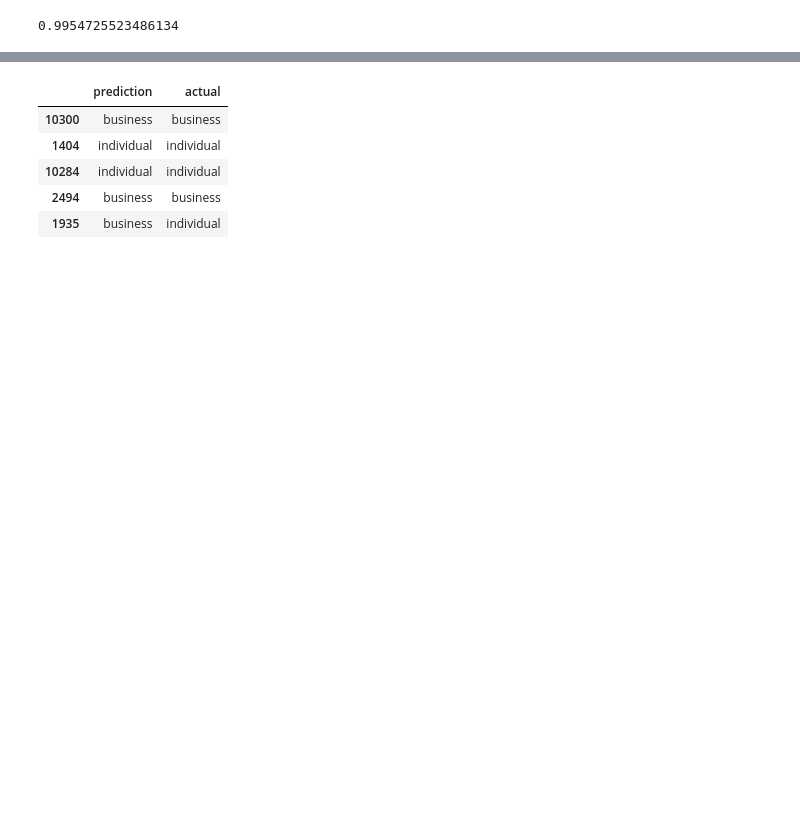
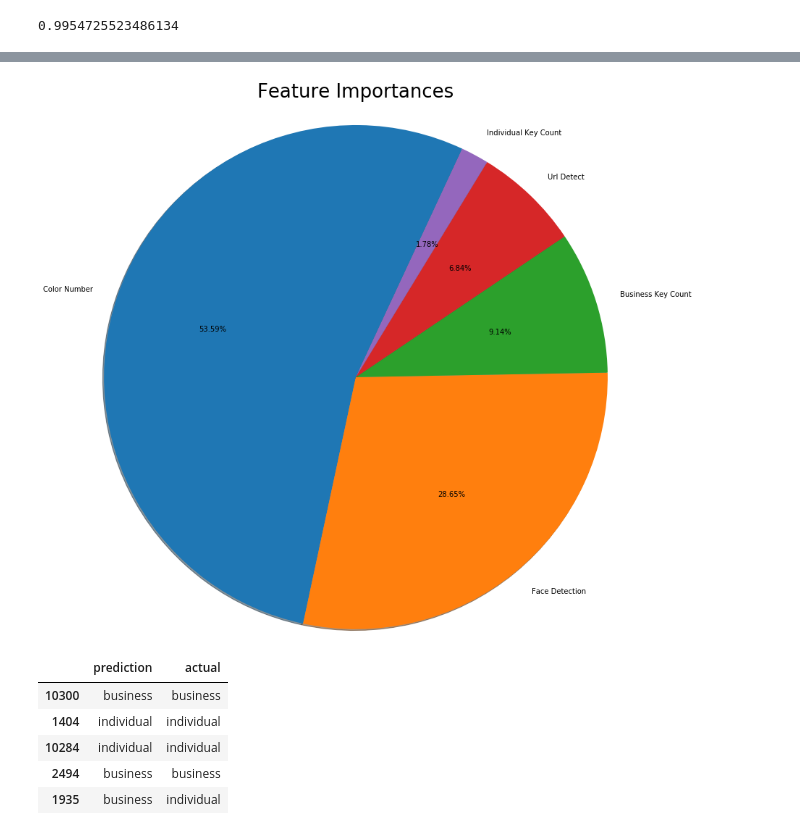
Before and after one commit to kyleeng827/Corporate-Espionage, a Jupyter notebook: Twitter - Neural Network.ipynb, the cells around one changed output, grey strips where cells are left out. Saved outputs shown, nothing was run; the diff lists cells and outputs as text; code cells hidden in the pictures; blank space fills up the shorter version.

```diff
--- a/Twitter - Neural Network.ipynb
+++ b/Twitter - Neural Network.ipynb
@@ -258,6 +245,17 @@ feature_importances = sorted(zip(importances, X), reverse=True)
 feature_importances = list(feature_importances)
 feature_importances = pd.DataFrame(feature_importances, columns = ["Importance", "Feature Name"])
 feature_importances.to_csv("feature_importances.csv", index=False)
+# %%
+#  Plot feature importances
+labels = [label.title().replace("_", " ").replace("B", "Business").replace("I", "Individual") \
+          for label in feature_importances["Feature Name"]]
+
+plt.pie(feature_importances["Importance"], labels=labels,
+        autopct="%1.2f%%", shadow=True, startangle=65, radius=4)
+plt.title("Feature Importances", y = 2.25, fontsize = 26)
+plt.show()
+# %% [output]
+[figure, added]
 # %%
 encoded_predictions = model.predict_classes(X_test_scaled)
 prediction_labels = label_encoder.inverse_transform(encoded_predictions)
```
Also changed, not shown: parts of 14 cells of this notebook.
